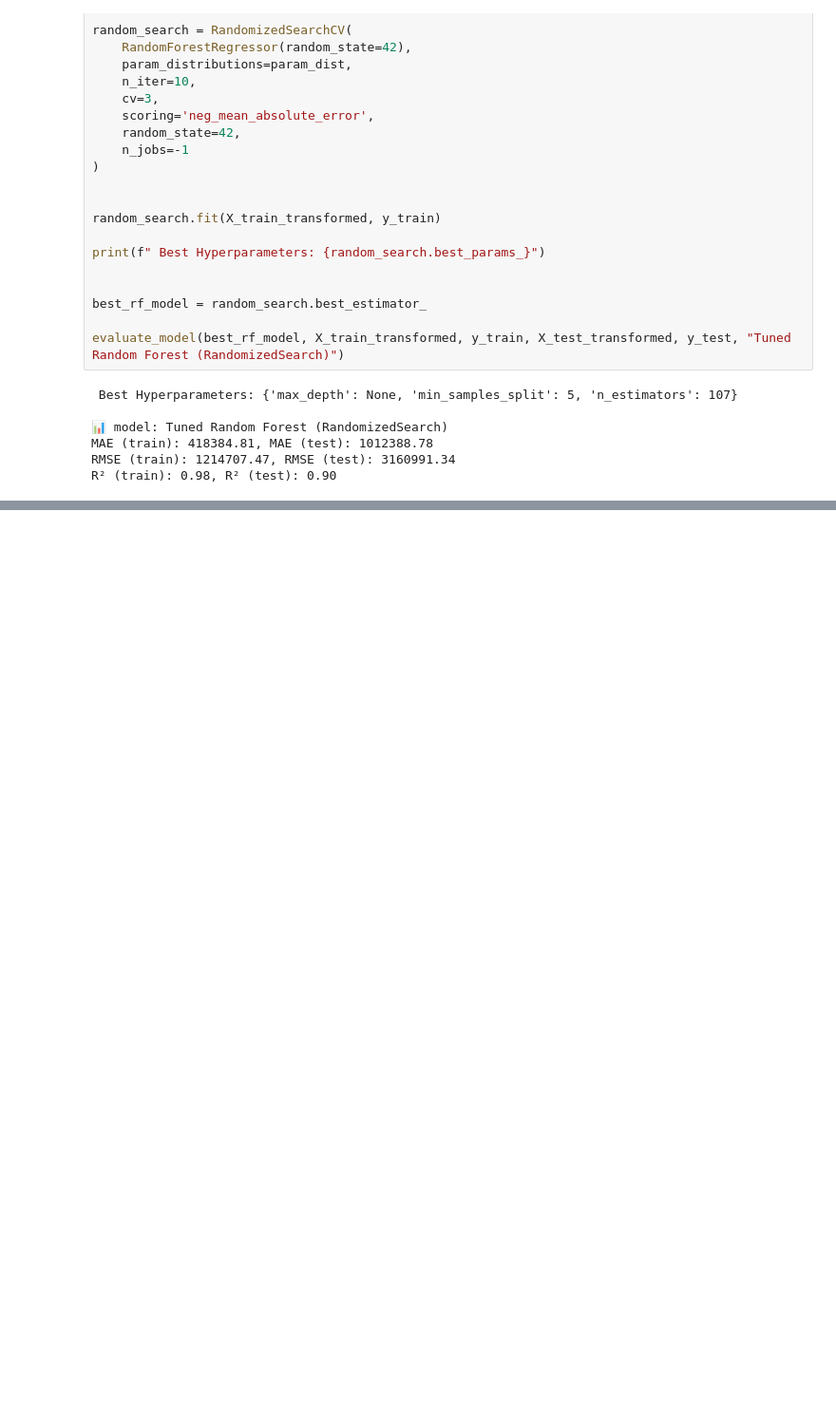
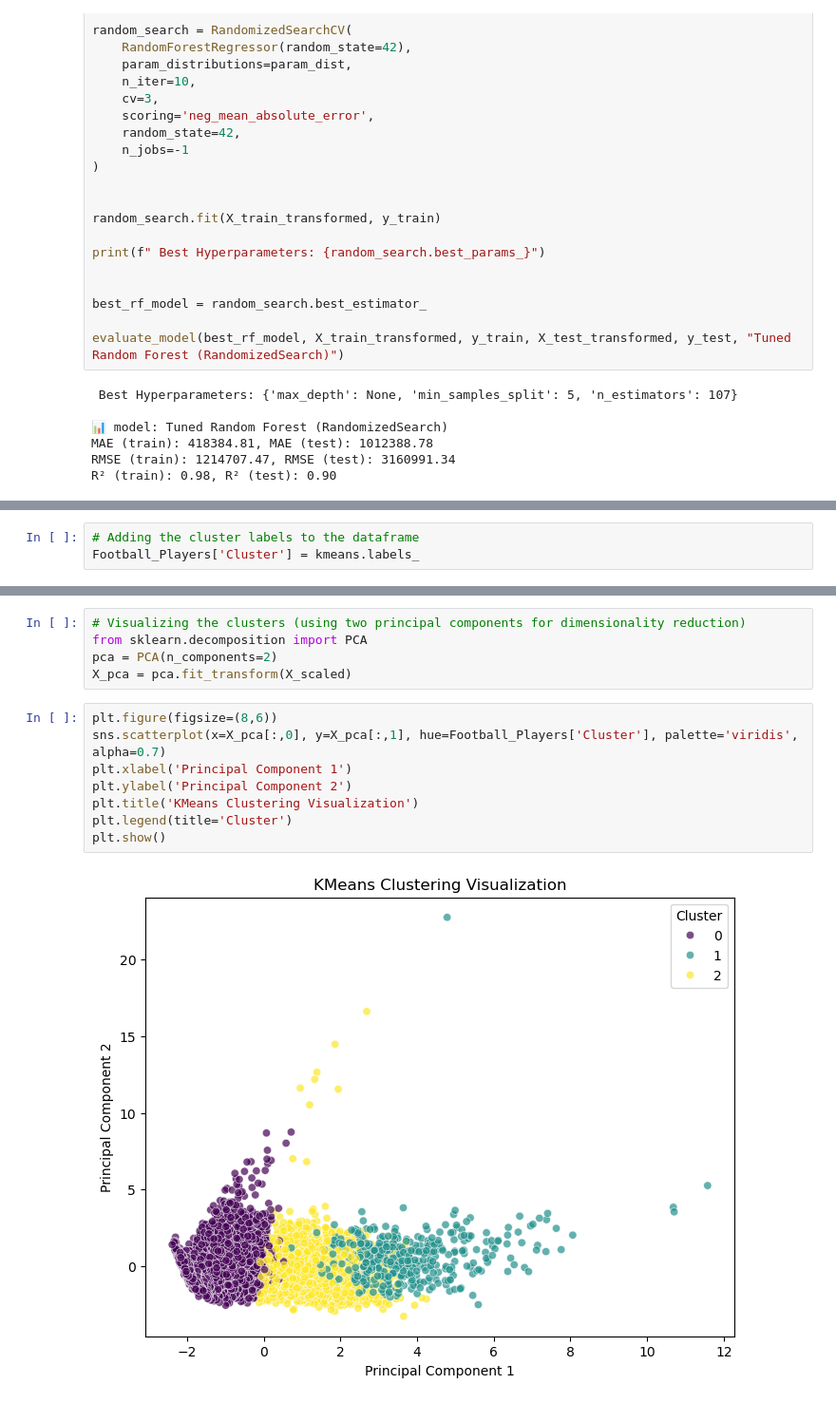
Before and after one commit to jumanah119/Usecase-7, a Jupyter notebook: EDA explain template.ipynb, the cells around one changed output, grey strips where cells are left out. Shown at 95% size. Drawn from its saved outputs; the diff is of its cells as text; blank space fills up the shorter version.

```diff
--- a/EDA explain template.ipynb
+++ b/EDA explain template.ipynb
@@ -563,0 +748,3 @@ R² (train): 0.98, R² (test): 0.90
+# %%
+# Adding the cluster labels to the dataframe
+Football_Players['Cluster'] = kmeans.labels_
@@ -563,0 +766,15 @@ R² (train): 0.98, R² (test): 0.90
+# %%
+# Visualizing the clusters (using two principal components for dimensionality reduction)
+from sklearn.decomposition import PCA
+pca = PCA(n_components=2)
+X_pca = pca.fit_transform(X_scaled)
+# %%
+plt.figure(figsize=(8,6))
+sns.scatterplot(x=X_pca[:,0], y=X_pca[:,1], hue=Football_Players['Cluster'], palette='viridis', alpha=0.7)
+plt.xlabel('Principal Component 1')
+plt.ylabel('Principal Component 2')
+plt.title('KMeans Clustering Visualization')
+plt.legend(title='Cluster')
+plt.show()
+# %% [output]
+[figure, added]
```
Also changed, not shown: parts of 40 cells of this notebook.
